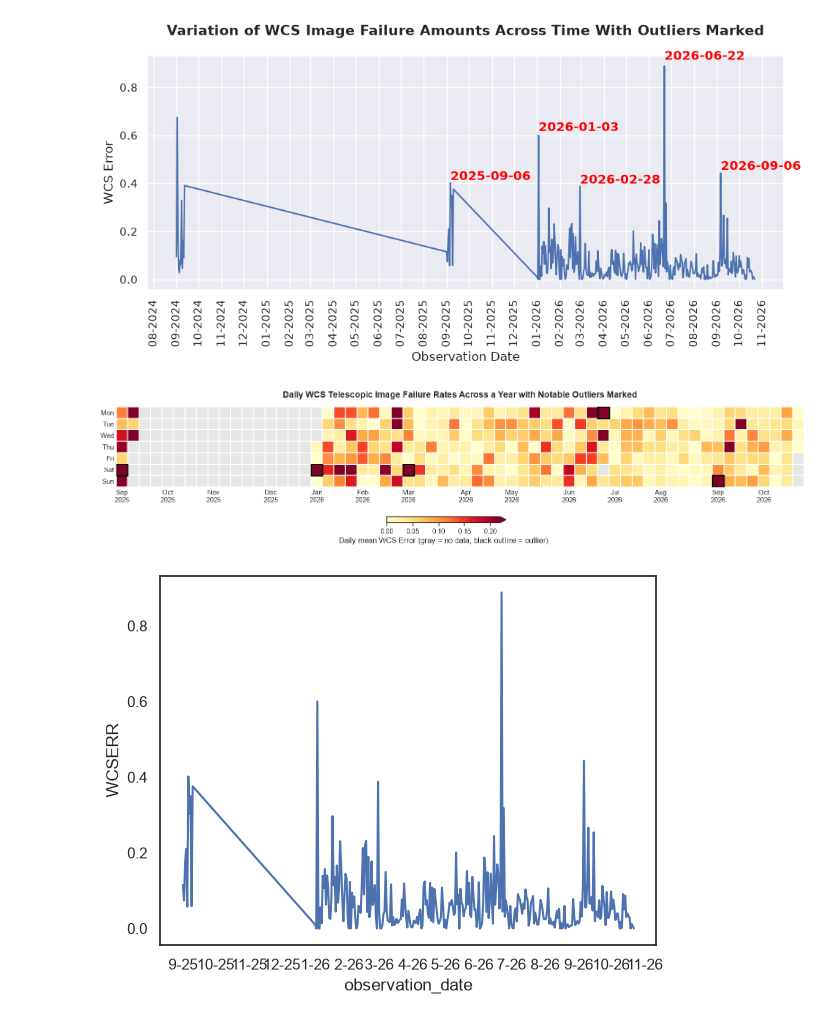
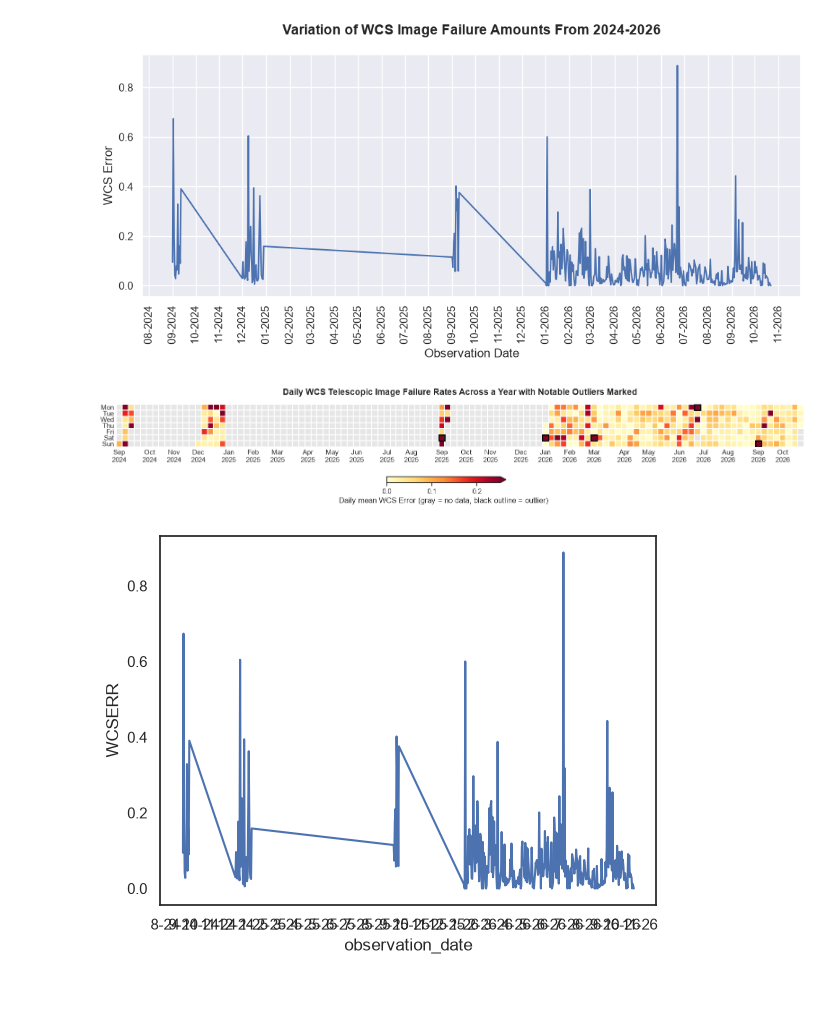
Before and after one commit to Colin-Nguyen-3749/Astro-analysts, a Jupyter notebook: main.ipynb, the cells around one changed output. Saved outputs shown, nothing was run; the diff lists cells and outputs as text; code cells hidden in the pictures; blank space fills up the shorter version.

Commit message:
Fetch more overnight data

```diff
--- a/main.ipynb
+++ b/main.ipynb
@@ -58,45 +58,45 @@ lco_data
 # %%
 plt.figure(figsize=(10, 5))
 sns.set_theme(style="darkgrid")
 
 # Add this line right before your plotting code
 result_df["observation_date"] = pd.to_datetime(result_df["observation_date"])
 
 
 ax = sns.lineplot(data=result_df, x='observation_date', y='WCSERR')
 ax.xaxis.set_major_locator(mdates.MonthLocator(interval=1)) # Tick every month
 ax.xaxis.set_major_formatter(mdates.DateFormatter('%m-%Y'))
 
-outlier_dates = [pd.to_datetime("2026-06-22"), pd.to_datetime("2026-02-28"), pd.to_datetime("2025-09-06"),
-                 pd.to_datetime("2026-01-03"), pd.to_datetime("2026-09-06")]
+# outlier_dates = [pd.to_datetime("2026-06-22"), pd.to_datetime("2026-02-28"), pd.to_datetime("2025-09-06"),
+#                  pd.to_datetime("2026-01-03"), pd.to_datetime("2026-09-06")]
 
-for date in outlier_dates:
-    # Look up the Y value automatically from your data
-    y_val = result_df.loc[result_df["observation_date"] == date, "WCSERR"].values[0]
+# for date in outlier_dates:
+#     # Look up the Y value automatically from your data
+#     y_val = result_df.loc[result_df["observation_date"] == date, "WCSERR"].values[0]
 
-    # Format the date string cleanly for the label text
-    date_str = date.strftime('%Y-%m-%d')
+#     # Format the date string cleanly for the label text
+#     date_str = date.strftime('%Y-%m-%d')
 
-    # Place a text box with an arrow pointing to the point
-    ax.annotate(
-        text=f"{date_str}",
-        xy=(date, y_val),           # Arrow points here
-        xytext=(date, y_val * 1.03),  # Text box location (offset upwards)
-        horizontalalignment='left',
-        color='red',
-        weight='bold'
-    )
+#     # Place a text box with an arrow pointing to the point
+#     ax.annotate(
+#         text=f"{date_str}",
+#         xy=(date, y_val),           # Arrow points here
+#         xytext=(date, y_val * 1.03),  # Text box location (offset upwards)
+#         horizontalalignment='left',
+#         color='red',
+#         weight='bold'
+#     )
 
 
-plt.title("Variation of WCS Image Failure Amounts Across Time With Outliers Marked", fontsize=14, pad=20, loc="center", fontweight="bold")
+plt.title("Variation of WCS Image Failure Amounts From 2024-2026", fontsize=14, pad=20, loc="center", fontweight="bold")
 plt.xlabel("Observation Date", fontsize=12)
 plt.ylabel("WCS Error", fontsize=12)
 plt.xticks(rotation=90)
 plt.tight_layout()
 
 plt.show()
 # %% [output]
-[figure, old version]
+[figure, new version]
 # %%
 import numpy as np
 import pandas as pd
@@ -167,7 +167,7 @@ ax.set_title("Daily WCS Telescopic Image Failure Rates Across a Year with Notabl
 plt.tight_layout()
 plt.show()
 # %% [output]
-[figure, old version]
+[figure, new version]
 # %%
 import matplotlib.dates as mdates
 from matplotlib.ticker import FuncFormatter
@@ -187,7 +187,7 @@ ax = sns.lineplot(data=result_df, x='observation_date', y='WCSERR')
 ax.xaxis.set_major_locator(mdates.MonthLocator(interval=1))
 ax.xaxis.set_major_formatter(FuncFormatter(short_date))
 # %% [output]
-[figure, old version]
+[figure, new version]
 # %%
 # Boolean flag: True where the image failed
 lco_data["failed"] = lco_data["WCSERR"] == 1
```
Also changed, not shown: parts of 20 cells of this notebook, 2 other files.
